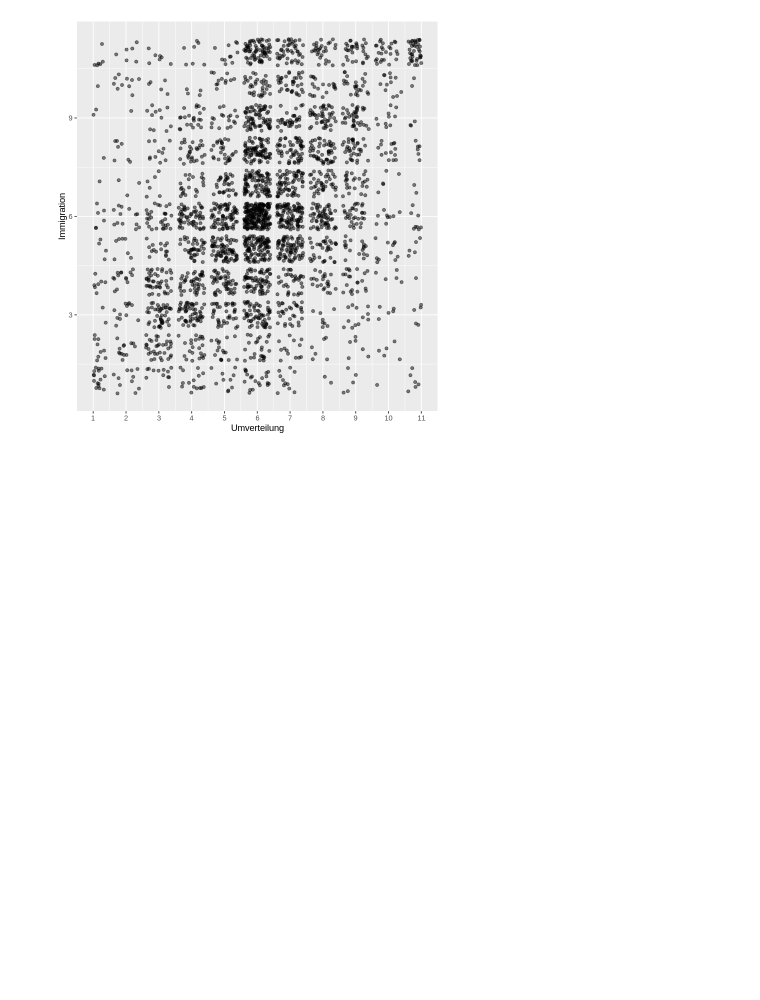
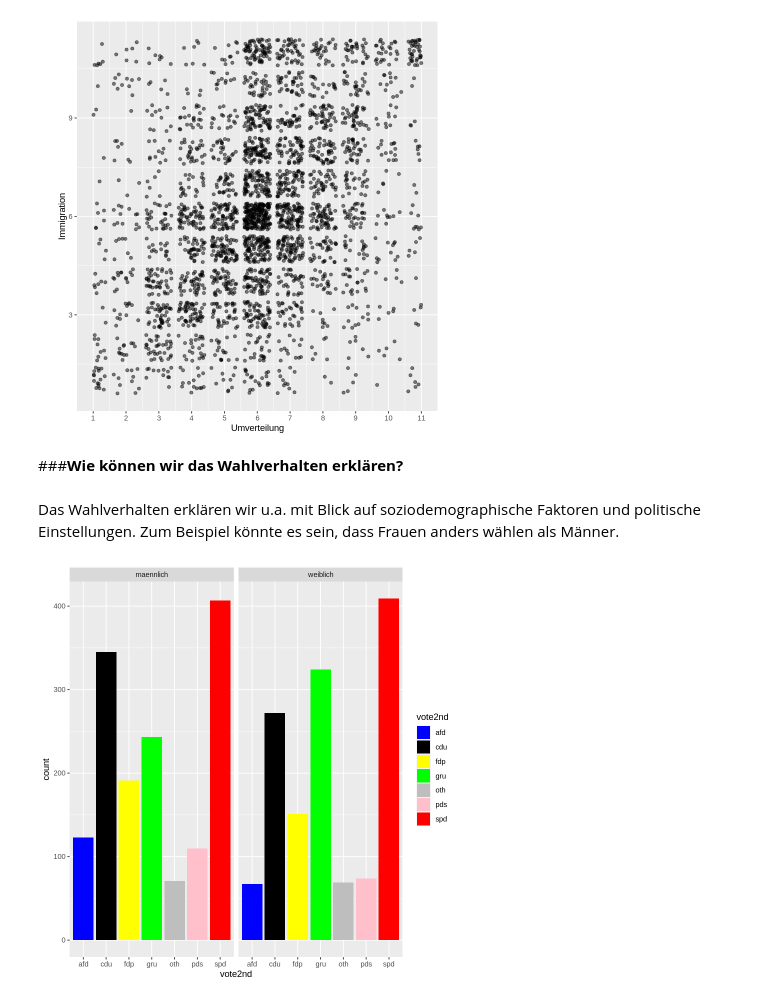
Before and after one commit to cstecker/politicsRLab, a Jupyter notebook: Ja, wen wählen Sie denn.ipynb, the cells around one changed output. Cells and saved outputs as stored; diff of their text form; code cells hidden in the pictures; blank space fills up the shorter version.

```diff
--- a/Ja, wen wählen Sie denn.ipynb
+++ b/Ja, wen wählen Sie denn.ipynb
@@ -163,3 +154,19 @@ gles %>% # Verwende den 'gles' Datensatz
 Warning message:
 “Removed 266 rows containing missing values (`geom_point()`).”
 [figure]
+# %% [markdown]
+###**Wie können wir das Wahlverhalten erklären?**
+# %% [markdown]
+Das Wahlverhalten erklären wir u.a. mit Blick auf soziodemographische Faktoren und politische Einstellungen. Zum Beispiel könnte es sein, dass Frauen anders wählen als Männer.
+# %%
+gles %>%
+  drop_na(geschlecht, vote2nd) %>%
+  ggplot(aes(x = vote2nd, fill = vote2nd)) +
+  geom_bar() +
+  # Manuelle Farbzuweisung für die unterschiedlichen Kategorien von 'vote2nd'
+  scale_fill_manual(
+    values = c("blue", "black", "yellow", "green", "grey", "pink", "red")
+  ) +
+  facet_wrap(~geschlecht)
+# %% [output]
+[figure, added]
```
Also changed, not shown: parts of 6 cells of this notebook.
